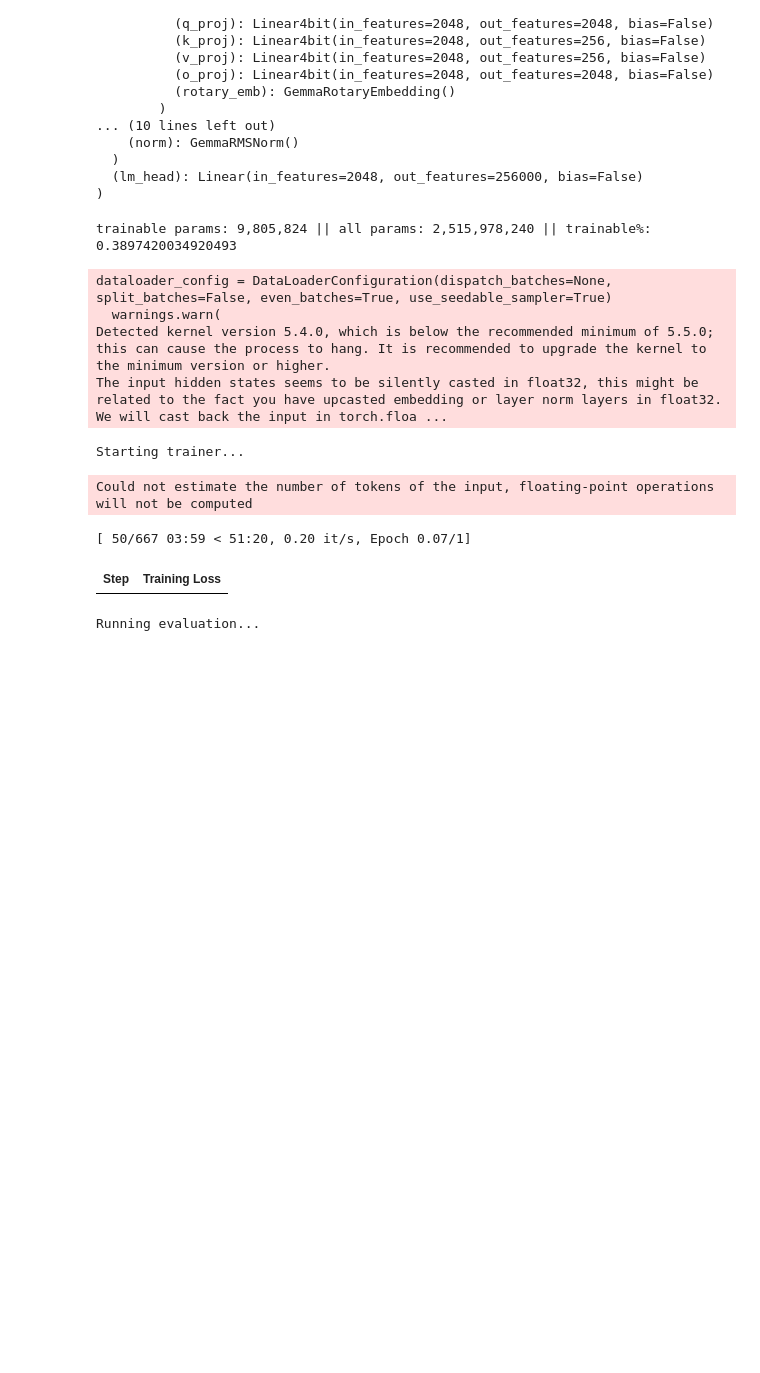
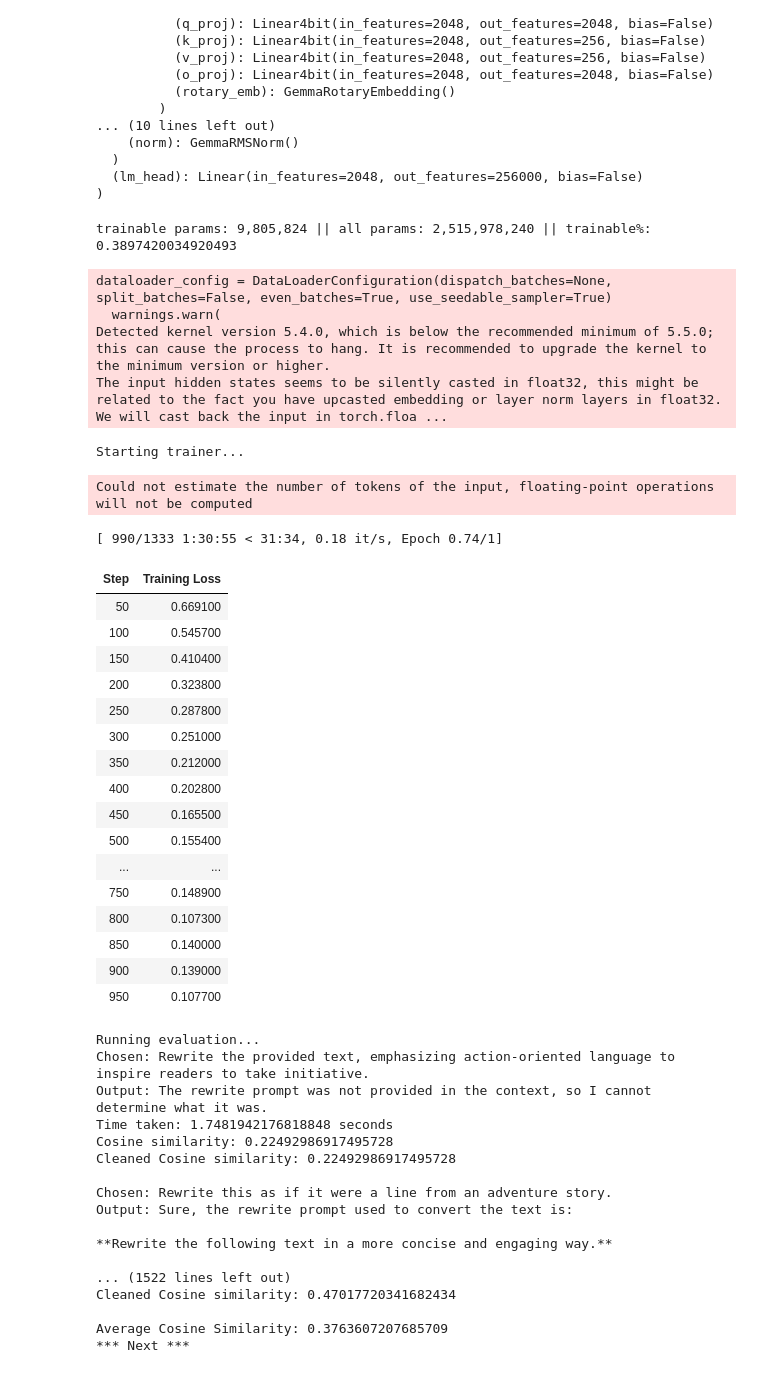
Before and after one commit to SeanGormann/llm_recovery, a Jupyter notebook: dpo_main.ipynb, the cells around one changed output. Drawn from its saved outputs; the diff is of its cells as text; code cells hidden in the pictures; blank space fills up the shorter version.

```diff
--- a/dpo_main.ipynb
+++ b/dpo_main.ipynb
@@ -57,7 +57,7 @@ tokenizer.pad_token = tokenizer.eos_token
 tokenizer.padding_side = "right"
 output_dir = "/llm_recovery/"
 # %%
-dataset_path = '/llm_recovery/data_generation/dpo_dataset_v2.csv'   #'/llm_recovery/data_generation/dpo_dataset_v1.json'
+dataset_path = '/llm_recovery/data_generation/dpo_dataset_v3.csv'   #'/llm_recovery/data_generation/dpo_dataset_v1.json'
 dataset = pd.read_csv(dataset_path)
 dataset = Dataset.from_pandas(dataset)
 train_test_split = dataset.train_test_split(test_size=0.01)
@@ -204,7 +204,7 @@ Average Cosine Similarity: 0.1705963894724846
 from datasets import Dataset
 
 # Assuming dataset["train"] and dataset["test"] are your original datasets
-train_subset = dataset_dict["train"].shuffle(seed=42).select(range(4000))
+train_subset = dataset_dict["train"].shuffle(seed=42).select(range(8000))
 test_subset = dataset_dict["test"].shuffle(seed=42)
 
 # You can now use train_subset and test_subset for training and evaluation
@@ -283,7 +283,7 @@ eval_callback = EvaluateCallback(
     eval_dataset=test_subset,  # Assuming this is a slice of your dataset
     tokenizer=tokenizer,
     num_samples=20,  # Adjust the number of samples for evaluation
-    eval_steps=50  # Evaluate every 50 steps, adjust as needed
+    eval_steps=100  # Evaluate every 50 steps, adjust as needed
 )
 # %%
 base_model
@@ -308,7 +308,7 @@ GemmaForCausalLM(
 # %%
 
 # from https://github.com/mlabonne/llm-course/blob/main/Fine_tune_a_Mistral_7b_model_with_DPO.ipynb
-lora_dropout=0.1
+lora_dropout=0.1 #0.5
 lora_r=8 #
 lora_alpha=32 #
 learning_rate=1e-6 # 5e-4 5e-5
@@ -342,42 +342,74 @@ training_args = TrainingArguments(
 
     gradient_accumulation_steps=2,
     gradient_checkpointing=True,
-    warmup_steps=20,  #50
+    warmup_steps=50,  #50
     logging_steps=50,
     num_train_epochs=1,
-    save_steps=50,
+    save_steps=1000,
     lr_scheduler_type="cosine",
     optim="paged_adamw_32bit",
 )
 
 trainer = DPOTrainer(
     model, # model base_model
     ref_model=None,
     args=training_args,
     train_dataset=train_subset, # test_dataset dataset dataset["train"]
     #test_dataset=dataset["test"],
     callbacks=[eval_callback, PushToGitHubCallback(output_dir=output_dir, commit_message="Update model checkpoint")],  # Add the custom callback
     tokenizer=tokenizer,
     peft_config=lora_config,
     beta=dpo_beta,
     max_prompt_length=1024, #changed from 1024
     max_length=1024, #1536
 )
 
 
 print("Starting trainer...")
 trainer.train()
 # %% [output]
 trainable params: 9,805,824 || all params: 2,515,978,240 || trainable%: 0.3897420034920493
 dataloader_config = DataLoaderConfiguration(dispatch_batches=None, split_batches=False, even_batches=True, use_seedable_sampler=True)
   warnings.warn(
 Detected kernel version 5.4.0, which is below the recommended minimum of 5.5.0; this can cause the process to hang. It is recommended to upgrade the kernel to the minimum version or higher.
 The input hidden states seems to be silently casted in float32, this might be related to the fact you have upcasted embedding or layer norm layers in float32. We will cast back the input in torch.floa ...
 Starting trainer...
 Could not estimate the number of tokens of the input, floating-point operations will not be computed
-[ 50/667 03:59 < 51:20, 0.20 it/s, Epoch 0.07/1]
+[ 990/1333 1:30:55 < 31:34, 0.18 it/s, Epoch 0.74/1]
 | Step | Training Loss |
+| 50 | 0.669100 |
+| 100 | 0.545700 |
+| 150 | 0.410400 |
+| 200 | 0.323800 |
+| 250 | 0.287800 |
+| 300 | 0.251000 |
+| 350 | 0.212000 |
+| 400 | 0.202800 |
+| 450 | 0.165500 |
+| 500 | 0.155400 |
+| ... | ... |
+| 750 | 0.148900 |
+| 800 | 0.107300 |
+| 850 | 0.140000 |
+| 900 | 0.139000 |
+| 950 | 0.107700 |
 Running evaluation...
+Chosen: Rewrite the provided text, emphasizing action-oriented language to inspire readers to take initiative.
+Output: The rewrite prompt was not provided in the context, so I cannot determine what it was.
+Time taken: 1.7481942176818848 seconds
+Cosine similarity: 0.22492986917495728
+Cleaned Cosine similarity: 0.22492986917495728
+
+Chosen: Rewrite this as if it were a line from an adventure story.
+Output: Sure, the rewrite prompt used to convert the text is:
+
+**Rewrite the following text in a more concise and engaging way.**
+
+... (1522 lines left out)
+Cleaned Cosine similarity: 0.47017720341682434
+
+Average Cosine Similarity: 0.3763607207685709
+*** Next ***
 # %%
 
 # todo: during training getting these warning:
```
Also changed, not shown: parts of 3 cells of this notebook, 33 other files.
